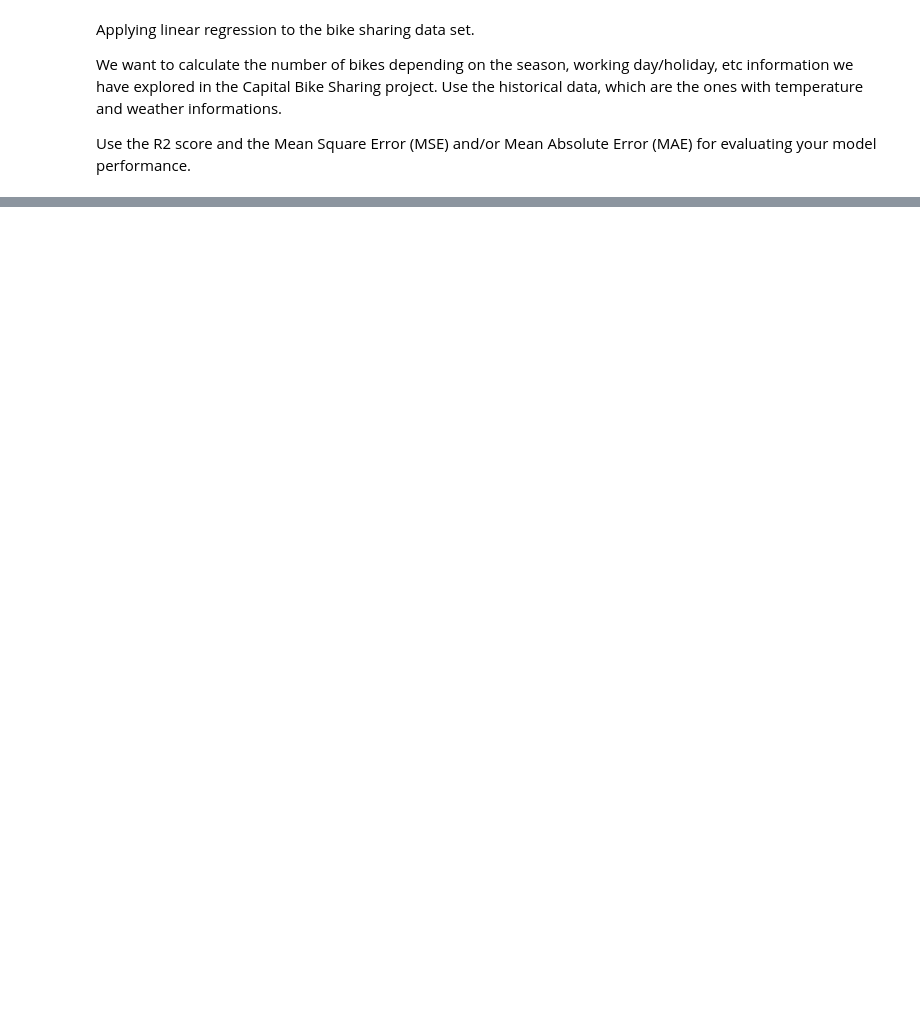
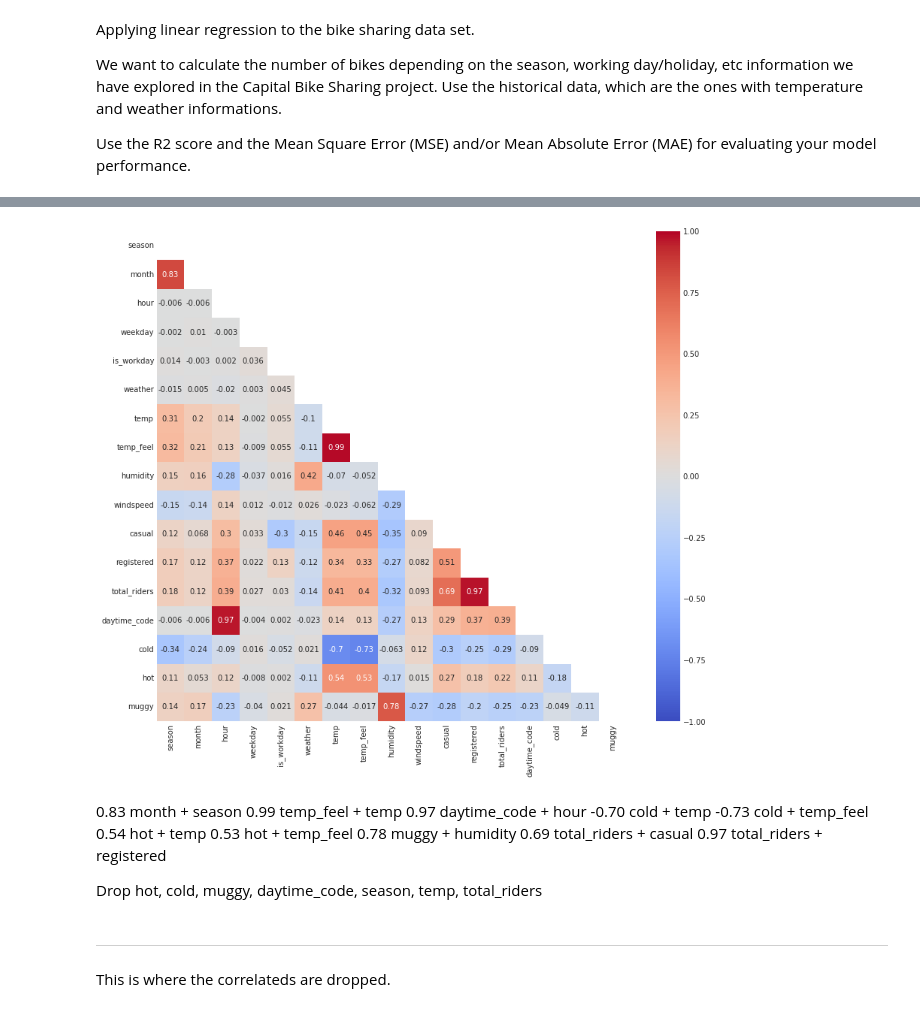
Before and after one commit to jmb-oddbook/bikes_project, a Jupyter notebook: bikes_regress.ipynb, the cells around one changed output, grey strips where cells are left out. Drawn from its saved outputs; the diff is of its cells as text; code cells hidden in the pictures; blank space fills up the shorter version.

```diff
--- a/bikes_regress.ipynb
+++ b/bikes_regress.ipynb
@@ -32,0 +43,28 @@ Index(['date_time', 'instant', 'date_day', 'season', 'year', 'month', 'hour',
+# %%
+correlations = hourly_numeric.corr(method='pearson', min_periods=1).round(3)
+#correlations = correlations.unstack()
+#correlations = correlations[abs(correlations) >= 0.7]
+# %%
+plt.figure(figsize=(14, 12))
+mask = np.triu(np.ones_like(correlations, dtype=bool))
+heatmap = sb.heatmap(correlations, annot=True, linewidths=0, vmin=-1, vmax=1, center=0, cmap="coolwarm", mask=mask)
+fig = heatmap.get_figure();
+# %% [output]
+[figure, added]
+# %% [markdown]
+ 0.83  month + season
+ 0.99  temp_feel + temp
+ 0.97  daytime_code + hour
+-0.70  cold + temp
+-0.73  cold + temp_feel
+ 0.54  hot + temp
+ 0.53  hot + temp_feel
+ 0.78  muggy + humidity
+ 0.69  total_riders + casual
+ 0.97  total_riders + registered
+
+Drop hot, cold, muggy, daytime_code, season, temp, total_riders
+# %% [markdown]
+<hr>
+
+This is where the correlateds are dropped.
```
Also changed, not shown: parts of 26 cells of this notebook, 3 other files.
